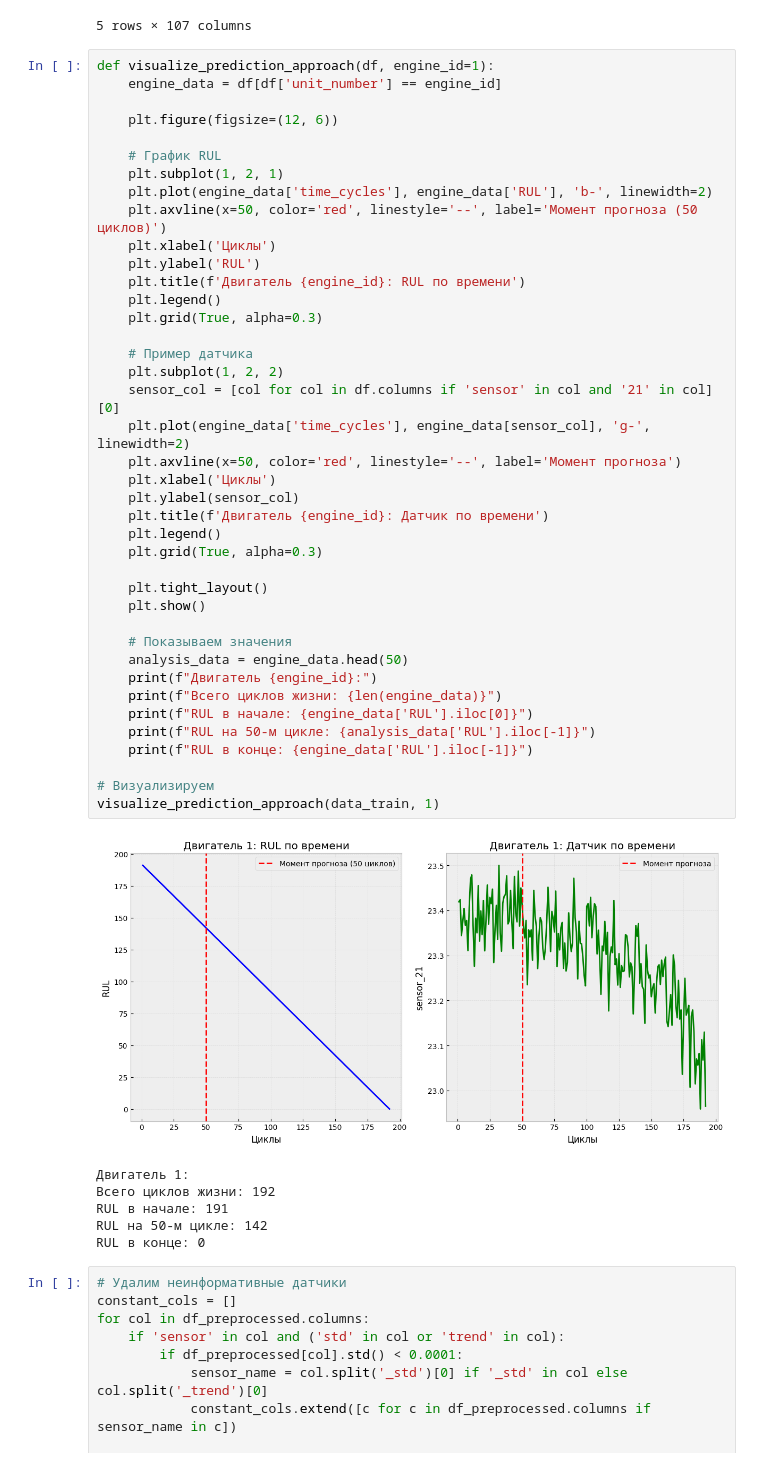
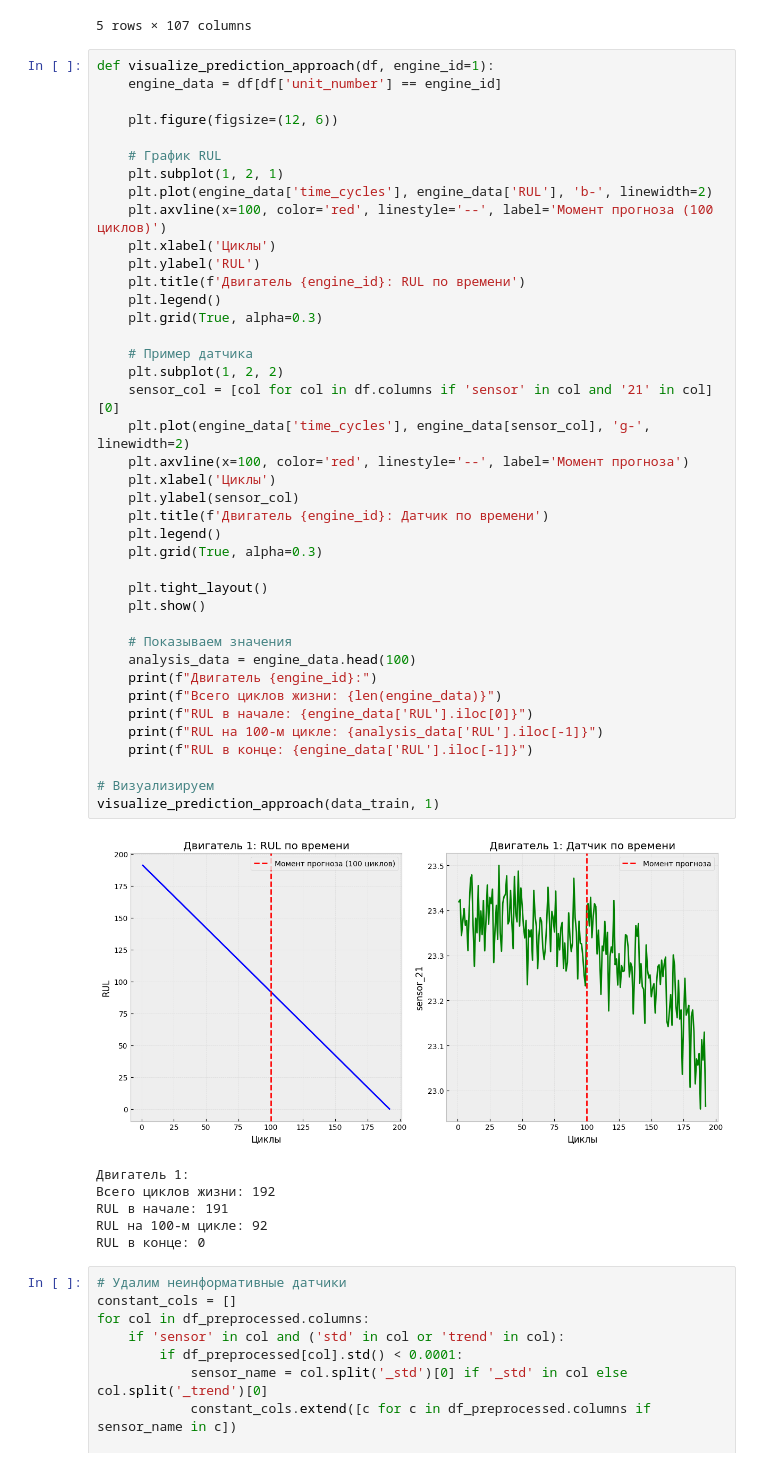
Before and after one commit to bertnyak/nasa_turbofan_engine_project, a Jupyter notebook: preprocessing/nasa_turbofan_engine.ipynb, the cells around one changed output. Cells and saved outputs as stored; diff of their text form.

```diff
--- a/preprocessing/nasa_turbofan_engine.ipynb
+++ b/preprocessing/nasa_turbofan_engine.ipynb
@@ -308,43 +308,43 @@ def visualize_prediction_approach(df, engine_id=1):
     # График RUL
     plt.subplot(1, 2, 1)
     plt.plot(engine_data['time_cycles'], engine_data['RUL'], 'b-', linewidth=2)
-    plt.axvline(x=50, color='red', linestyle='--', label='Момент прогноза (50 циклов)')
+    plt.axvline(x=100, color='red', linestyle='--', label='Момент прогноза (100 циклов)')
     plt.xlabel('Циклы')
     plt.ylabel('RUL')
     plt.title(f'Двигатель {engine_id}: RUL по времени')
     plt.legend()
     plt.grid(True, alpha=0.3)
 
     # Пример датчика
     plt.subplot(1, 2, 2)
     sensor_col = [col for col in df.columns if 'sensor' in col and '21' in col][0]
     plt.plot(engine_data['time_cycles'], engine_data[sensor_col], 'g-', linewidth=2)
-    plt.axvline(x=50, color='red', linestyle='--', label='Момент прогноза')
+    plt.axvline(x=100, color='red', linestyle='--', label='Момент прогноза')
     plt.xlabel('Циклы')
     plt.ylabel(sensor_col)
     plt.title(f'Двигатель {engine_id}: Датчик по времени')
     plt.legend()
     plt.grid(True, alpha=0.3)
 
     plt.tight_layout()
     plt.show()
 
     # Показываем значения
-    analysis_data = engine_data.head(50)
+    analysis_data = engine_data.head(100)
     print(f"Двигатель {engine_id}:")
     print(f"Всего циклов жизни: {len(engine_data)}")
     print(f"RUL в начале: {engine_data['RUL'].iloc[0]}")
-    print(f"RUL на 50-м цикле: {analysis_data['RUL'].iloc[-1]}")
+    print(f"RUL на 100-м цикле: {analysis_data['RUL'].iloc[-1]}")
     print(f"RUL в конце: {engine_data['RUL'].iloc[-1]}")
 
 # Визуализируем
 visualize_prediction_approach(data_train, 1)
 # %% [output]
-[figure, old version]
+[figure, new version]
 Двигатель 1:
 Всего циклов жизни: 192
 RUL в начале: 191
-RUL на 50-м цикле: 142
+RUL на 100-м цикле: 92
 RUL в конце: 0
 # %%
 # Удалим неинформативные датчики
```
Also changed, not shown: parts of 5 cells of this notebook.
